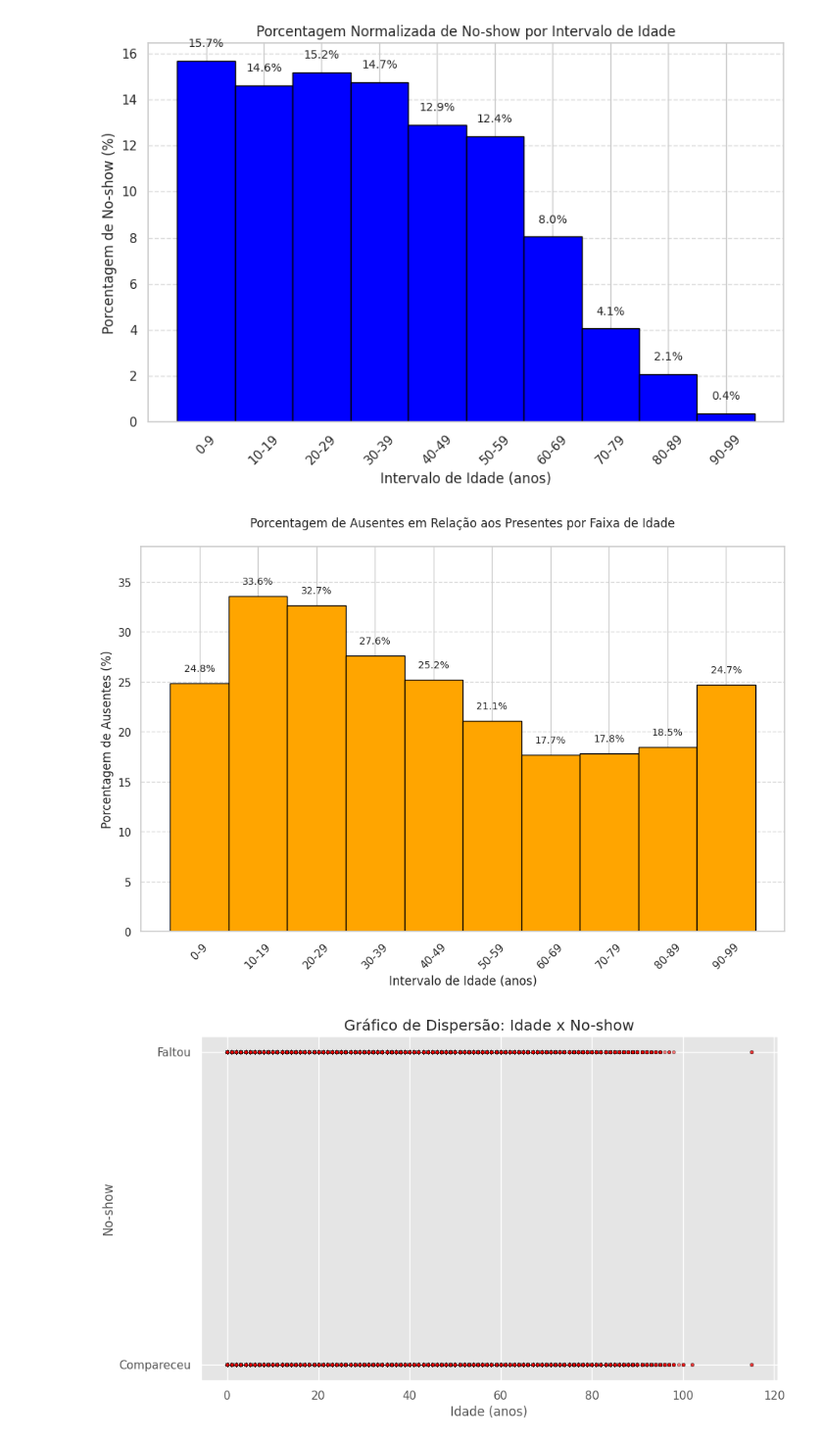
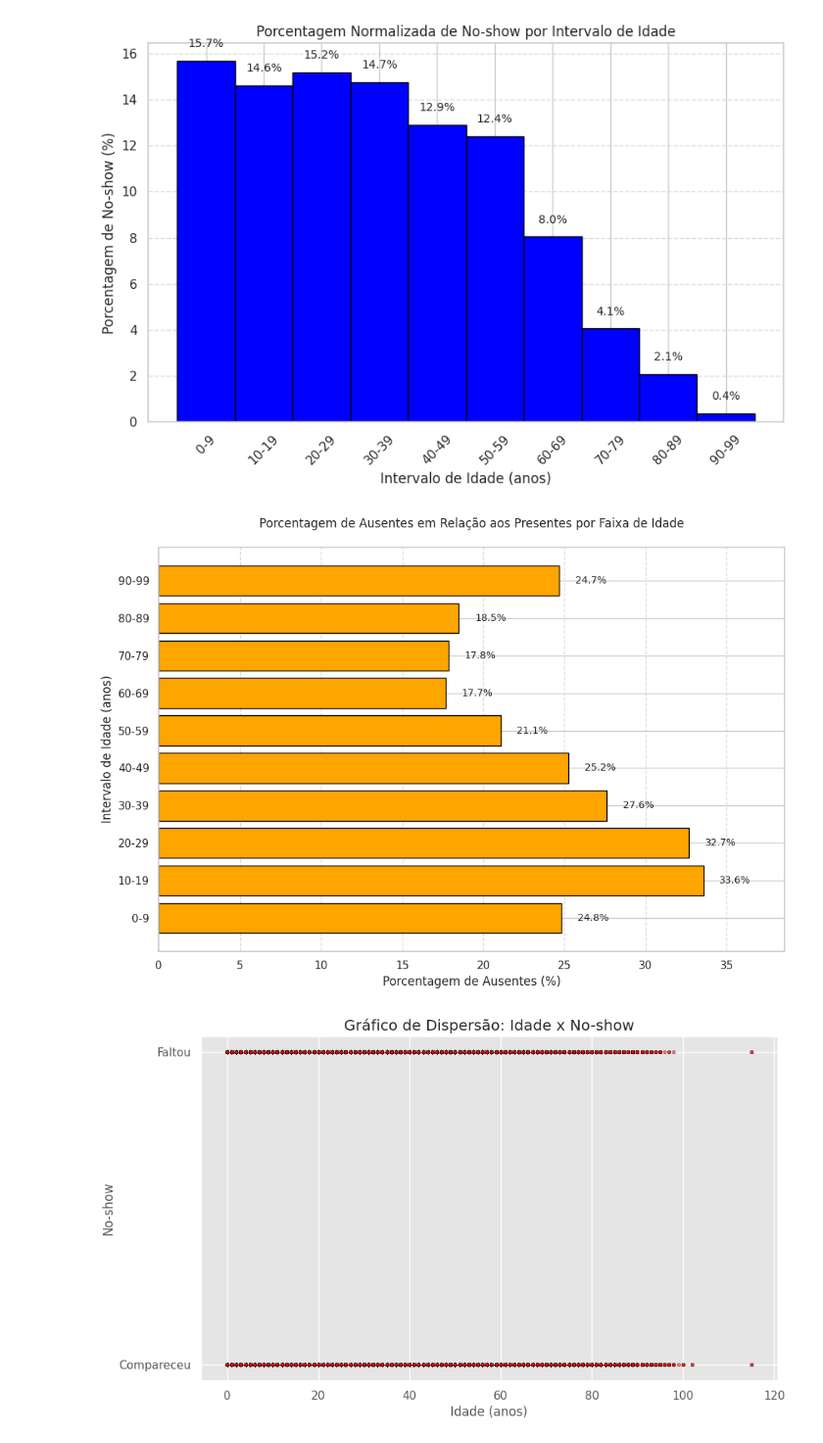
Before and after one commit to eddorileo/saudeDigital, a Jupyter notebook: src/AnaliseExploratoriaDados.ipynb, the cells around one changed output. Shown at 98% size. Cells and saved outputs as stored; diff of their text form; code cells hidden in the pictures.

```diff
--- a/src/AnaliseExploratoriaDados.ipynb
+++ b/src/AnaliseExploratoriaDados.ipynb
@@ -259,49 +259,48 @@ plt.show()
 # %% [output]
 [figure]
 # %%
-# Histograma - Razão entre Ausentes e Presentes por Faixa de Idade (em %)
+# Gráfico de Barras Horizontal - Porcentagem de Ausentes em Relação aos Presentes por Faixa de Idade
 bins = list(range(0, 101, 10))  # Intervalos de idade de 10 em 10 anos
 data['AgeBin'] = pd.cut(data['Age'], bins=bins, right=False)  # Classifica as idades nos intervalos
 
 # Calculando a porcentagem de ausentes em relação aos presentes para cada faixa etária
 absent_present_percentage = (
     data[data['No-show'] == 'Yes'].groupby('AgeBin').size() /
     data[data['No-show'] == 'No'].groupby('AgeBin').size()
 ).fillna(0) * 100  # Converte para porcentagem
 
-# Plotando o histograma
-plt.figure(figsize=(10, 7))  # Aumentando o espaço vertical do gráfico
-bars = plt.bar(
-    x=range(len(absent_present_percentage)),  # Posição dos bins como índices contíguos
-    height=absent_present_percentage.values,  # Porcentagem entre ausentes e presentes
-    width=1.0,  # Largura máxima para contiguidade
+# Plotando o gráfico de barras horizontal
+plt.figure(figsize=(10, 7))  # Aumentando o espaço horizontal do gráfico
+bars = plt.barh(
+    y=range(len(absent_present_percentage)),  # Posição dos bins como índices contíguos
+    width=absent_present_percentage.values,  # Porcentagem entre ausentes e presentes
+    height=0.8,  # Altura das barras
     color='orange', edgecolor='black'
 )
 
-# Adicionando as porcentagens no topo de cada barra
+# Adicionando as porcentagens no final de cada barra
 for bar, value in zip(bars, absent_present_percentage.values):
     plt.text(
-        bar.get_x() + bar.get_width() / 2,
-        bar.get_height() + 1,  # Adiciona espaço acima da barra
+        bar.get_width() + 1,  # Adiciona espaço ao final da barra
+        bar.get_y() + bar.get_height() / 2,
         f'{value:.1f}%',  # Formata como porcentagem com uma casa decimal
-        ha='center', va='bottom', fontsize=10
+        ha='left', va='center', fontsize=10
     )
 
 # Ajustando o layout do gráfico
-plt.title('Porcentagem de Ausentes em Relação aos Presentes por Faixa de Idade', pad=20)  # Adiciona espaço entre o título e o gráfico
-plt.xlabel('Intervalo de Idade (anos)')
-plt.ylabel('Porcentagem de Ausentes (%)')
-plt.xticks(
+plt.title('Porcentagem de Ausentes em Relação aos Presentes por Faixa de Idade', pad=20)  # Adiciona espaço acima do gráfico
+plt.xlabel('Porcentagem de Ausentes (%)')
+plt.ylabel('Intervalo de Idade (anos)')
+plt.yticks(
     ticks=range(len(absent_present_percentage)),
-    labels=[f'{int(bin.left)}-{int(bin.right - 1)}' for bin in absent_present_percentage.index],
-    rotation=45
+    labels=[f'{int(bin.left)}-{int(bin.right - 1)}' for bin in absent_present_percentage.index]
 )
-plt.ylim(top=max(absent_present_percentage.values) + 5)  # Ajusta o limite superior do eixo Y
-plt.grid(axis='y', linestyle='--', alpha=0.7)
+plt.xlim(right=max(absent_present_percentage.values) + 5)  # Ajusta o limite do eixo X
+plt.grid(axis='x', linestyle='--', alpha=0.7)
 plt.tight_layout()  # Garante melhor uso do espaço
 plt.show()
 # %% [output]
-[figure, old version]
+[figure, new version]
 # %%
 # [NAO RECOMENDADO]: Gráfico de Dispersão - Idade x No-show
 plt.figure(figsize=(10, 6))
```
